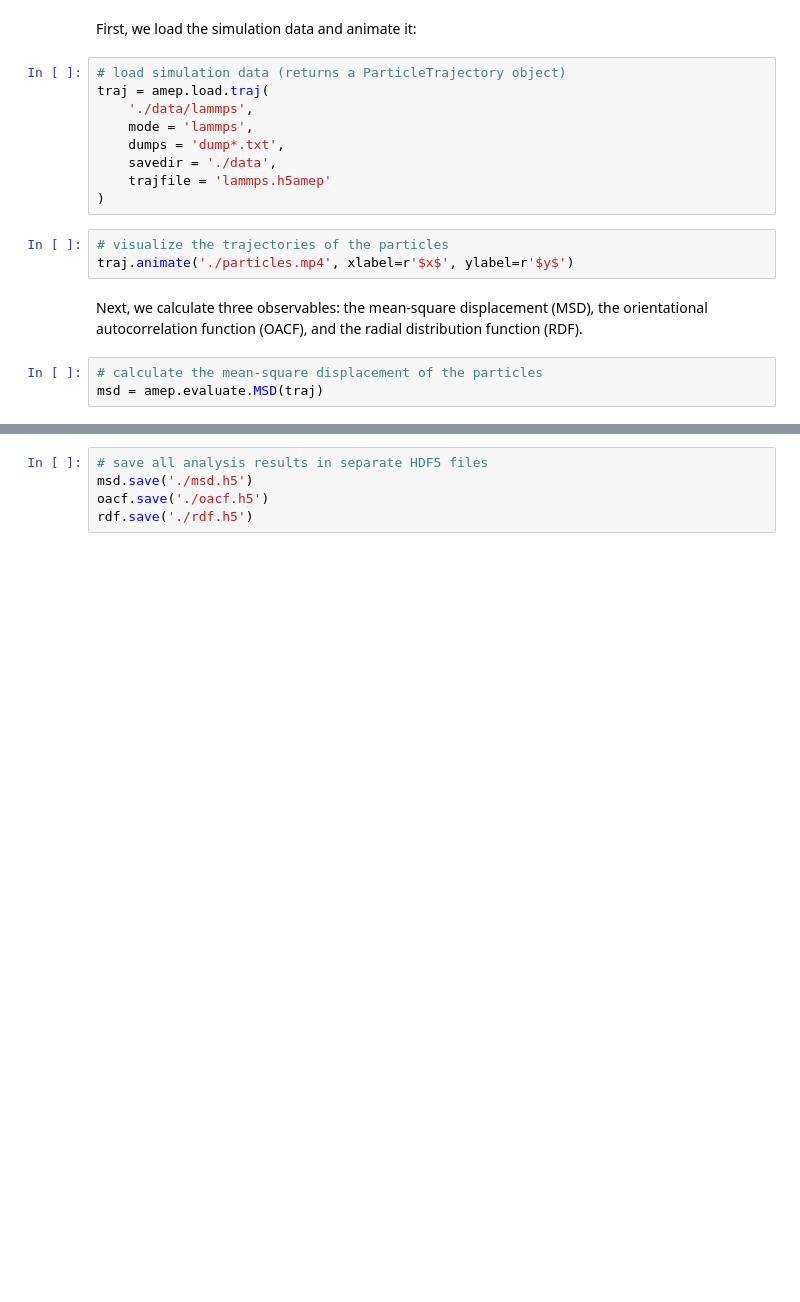
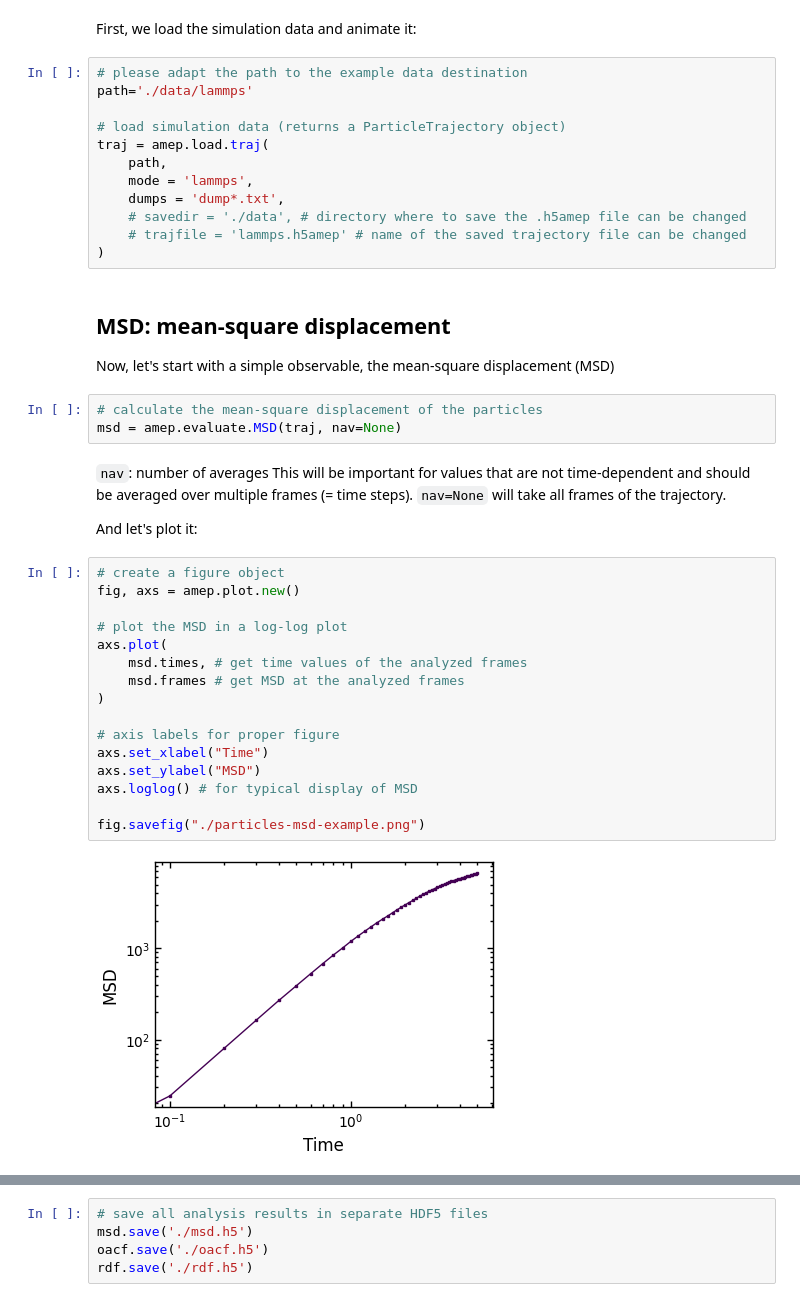
Before and after one commit to amepproject/amep, a Jupyter notebook: examples/amep-examples.ipynb, the cells around one changed output, grey strips where cells are left out. Saved outputs shown, nothing was run; the diff lists cells and outputs as text; blank space fills up the shorter version.

Commit message:
updated examples notebook

```diff
--- a/examples/amep-examples.ipynb
+++ b/examples/amep-examples.ipynb
@@ -19,19 +27,43 @@ import numpy as np
 # %% [markdown]
 First, we load the simulation data and animate it:
 # %%
+# please adapt the path to the example data destination
+path='./data/lammps'
+
 # load simulation data (returns a ParticleTrajectory object)
 traj = amep.load.traj(
-    './data/lammps',
+    path,
     mode = 'lammps',
     dumps = 'dump*.txt',
-    savedir = './data',
-    trajfile = 'lammps.h5amep'
+    # savedir = './data', # directory where to save the .h5amep file can be changed
+    # trajfile = 'lammps.h5amep' # name of the saved trajectory file can be changed
 )
-# %%
-# visualize the trajectories of the particles
-traj.animate('./particles.mp4', xlabel=r'$x$', ylabel=r'$y$')
 # %% [markdown]
-Next, we calculate three observables: the mean-square displacement (MSD), the orientational autocorrelation function (OACF), and the radial distribution function (RDF).
+## MSD: mean-square displacement
+Now, let's start with a simple observable, the mean-square displacement (MSD)
 # %%
 # calculate the mean-square displacement of the particles
-msd = amep.evaluate.MSD(traj)
+msd = amep.evaluate.MSD(traj, nav=None)
+# %% [markdown]
+`nav`: number of averages
+This will be important for values that are not time-dependent and should be averaged over multiple frames (= time steps). `nav=None` will take all frames of the trajectory.
+
+And let's plot it:
+# %%
+# create a figure object
+fig, axs = amep.plot.new()
+
+# plot the MSD in a log-log plot
+axs.plot(
+    msd.times, # get time values of the analyzed frames
+    msd.frames # get MSD at the analyzed frames
+)
+
+# axis labels for proper figure
+axs.set_xlabel("Time")
+axs.set_ylabel("MSD")
+axs.loglog() # for typical display of MSD
+
+fig.savefig("./particles-msd-example.png")
+# %% [output]
+[figure, added]
```
Also changed, not shown: parts of 49 cells of this notebook, 1 other file.
